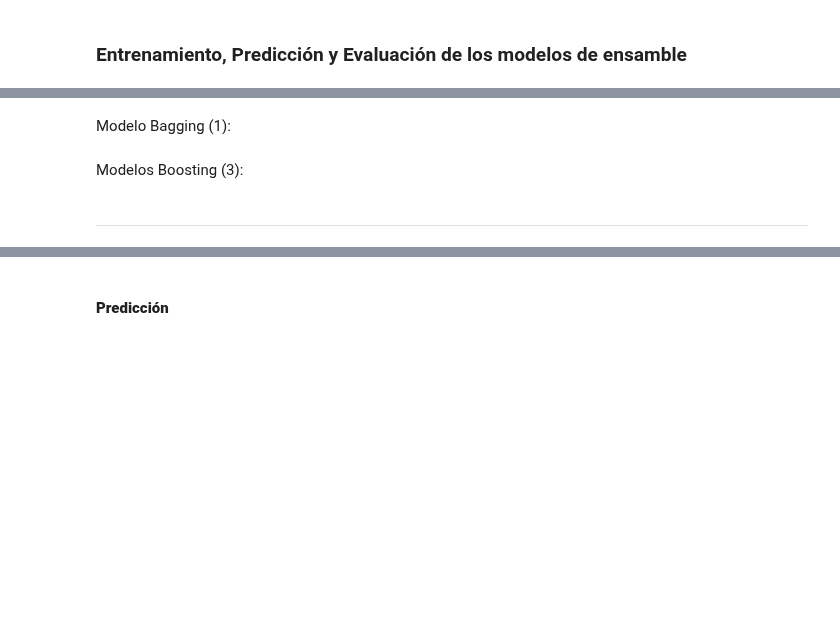
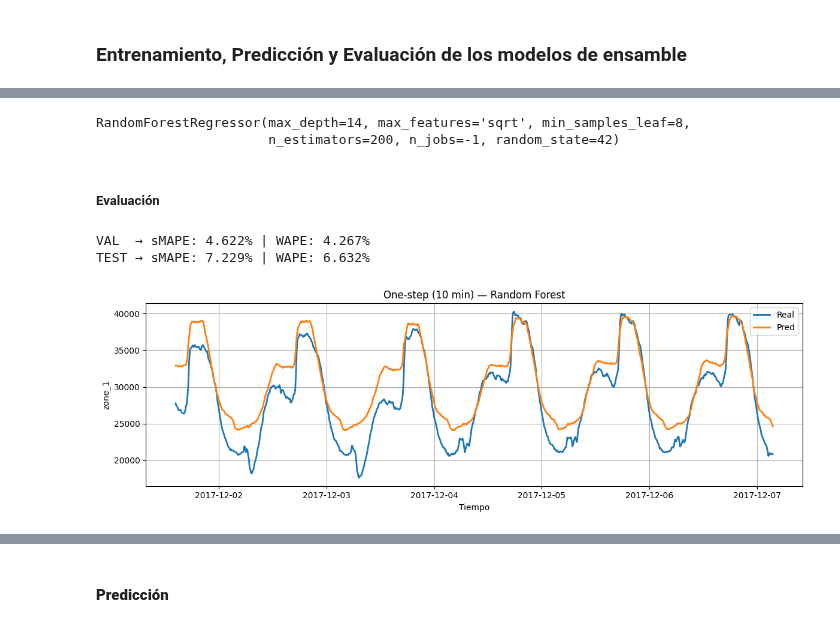
Before and after one commit to DCajiao/Time-series-forecast-of-energy-consumption-in-Tetouan-City, a Jupyter notebook: notebooks/02_assembly_model_modeling.ipynb, the cells around one changed output, grey strips where cells are left out. Cells and saved outputs as stored; diff of their text form; code cells hidden in the pictures; blank space fills up the shorter version.

Commit message:
Random Forest Terminado

```diff
--- a/notebooks/02_assembly_model_modeling.ipynb
+++ b/notebooks/02_assembly_model_modeling.ipynb
@@ -5,6 +201,47 @@
-# %% [markdown]
-Modelo Bagging (1):
-# %% [markdown]
-Modelos Boosting (3):
+# %%
+rf_model = RandomForestRegressor(
+    n_estimators=200,
+    max_depth=14,
+    max_features="sqrt",
+    min_samples_leaf=8,
+    bootstrap=True,
+    n_jobs=-1, random_state=42
+)
+
+rf_model.fit(Xtr2, ytr)
+# %% [output]
+RandomForestRegressor(max_depth=14, max_features='sqrt', min_samples_leaf=8,
+                      n_estimators=200, n_jobs=-1, random_state=42)
 # %% [markdown]
----
+##### Evaluación
+# %%
+# Validación y prueba en escala normalizada (luego invertimos)
+y_pred_val = rf_model.predict(Xva2)
+y_pred_te  = rf_model.predict(Xte2)
+
+# Invertir a escala real
+y_pred_val_inv = inverse_target(y_pred_val, scalers)
+y_val_inv      = inverse_target(yva, scalers)
+y_pred_te_inv  = inverse_target(y_pred_te, scalers)
+y_te_inv       = inverse_target(yte, scalers)
+
+# Índice temporal alineado para el tramo del test (one-step)
+start = HISTORY_WINDOW + SHIFT_ONE_STEP - 1
+idx_seg = test_df.index[start : start + len(y_te_inv)]
+# %%
+# Métricas
+smape_val = smape(y_val_inv, y_pred_val_inv)
+wape_val  = wape(y_val_inv, y_pred_val_inv)
+smape_te  = smape(y_te_inv,  y_pred_te_inv)
+wape_te   = wape(y_te_inv,   y_pred_te_inv)
+
+print(f"VAL  → sMAPE: {smape_val:.3f}% | WAPE: {wape_val:.3f}%")
+print(f"TEST → sMAPE: {smape_te:.3f}% | WAPE: {wape_te:.3f}%")
+
+# Gráfico de un tramo
+plot_segment(idx_seg[:800], y_te_inv[:800], y_pred_te_inv[:800],
+             title="One‑step (10 min) — Random Forest", target_name=TARGET_COL)
+# %% [output]
+VAL  → sMAPE: 4.622% | WAPE: 4.267%
+TEST → sMAPE: 7.229% | WAPE: 6.632%
+[figure, added]
```
Also changed, not shown: parts of 13 cells of this notebook.
